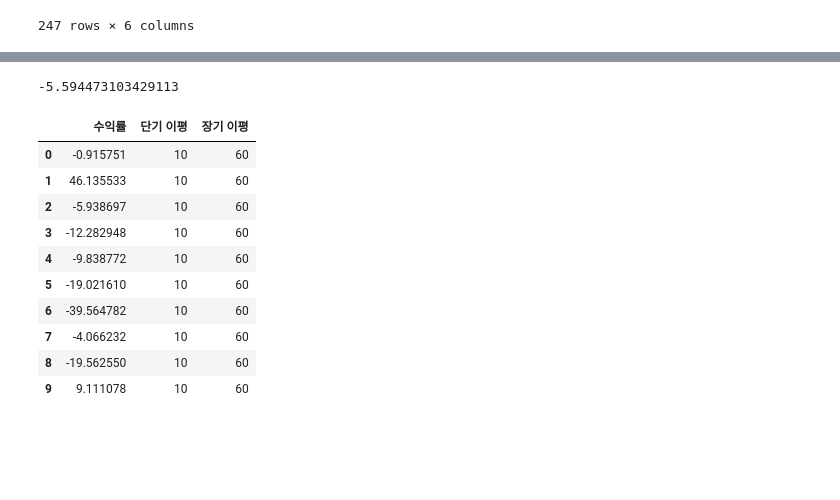
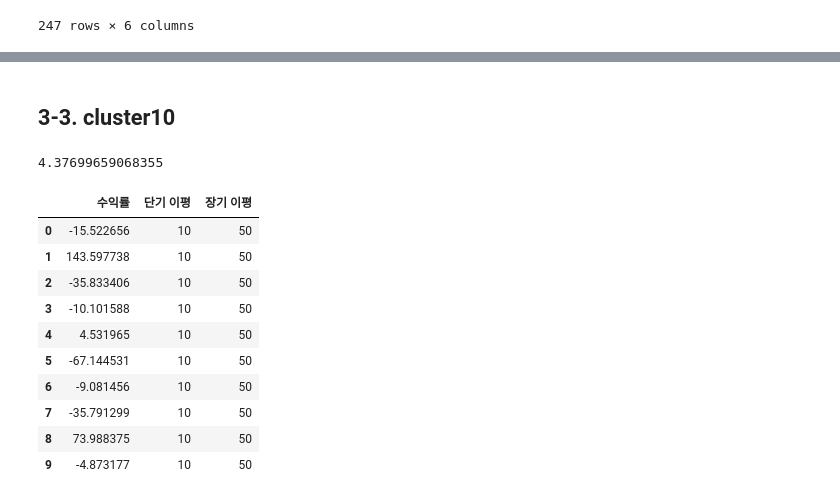
Before and after one commit to Jyassmin/UBION-PROJECT1, a Jupyter notebook: 3.Backtesting.ipynb, the cells around one changed output, grey strips where cells are left out. Cells and saved outputs as stored; diff of their text form; code cells hidden in the pictures; blank space fills up the shorter version.

```diff
--- a/3.Backtesting.ipynb
+++ b/3.Backtesting.ipynb
@@ -45,11 +51,13 @@ df.plot(y = ['Open', 'Close'], figsize = [15,8], grid = True)
 # %%
-df_1 = fdr.DataReader('005930','2018')
-df_2 = fdr.DataReader('066570','2018')
+# 변동(change) 확인 : 대한유화, 삼일씨엔에스
+df_1 = fdr.DataReader("006650", start, end)
+df_2 = fdr.DataReader("004440", start, end)
 
 df = pd.DataFrame()
-df['Samsung'] = df_1['Change']
-df['LG'] = df_2['Change']
+df['대한유화'] = df_1['Change']
+df['삼일씨엔에스'] = df_2['Change']
 
-df.tail(100).plot(figsize = [15, 8])
+# df.tail(100).plot(figsize = [10, 6]) # 최근 100일
+df.plot(figsize = [10, 6])
 # %% [output]
 <AxesSubplot: xlabel='Date'>
@@ -57,7 +64,0 @@ df.tail(100).plot(figsize = [15, 8])
-# %%
-# 백테스팅 기간 : 2021.04.01 ~ 2022.03.31
-start = datetime.datetime(2021, 4, 1)
-end = datetime.datetime(2022, 3, 31)
-
-df_0 = fdr.DataReader("006650", start, end)
-df_0
@@ -99,0 +105,10 @@ def get_return_sl(code, short, long):
+# %%
+list_cluster0 = ['226320', '149980', '002310', '081580', '109080', '009680', '100660', '067830', '008110', '066670']
+
+dfs = list()
+for i in list_cluster0:
+    dfs.append(get_return_sl(i, 10 ,50))
+df_result = pd.concat(dfs)
+df_result.reset_index(drop=True, inplace=True)
+print(sum(df_result["수익률"])/10)
+df_result
@@ -102,7 +132,7 @@ list_cluster3 = ['006650', '004440', '100130', '084010', '011500', '121440', '14
 
 dfs = list()
 for i in list_cluster3:
-    dfs.append(get_return_sl(i, 10 ,60))
+    dfs.append(get_return_sl(i, 10 ,50))
 df_result = pd.concat(dfs)
 df_result.reset_index(drop=True, inplace=True)
 print(sum(df_result["수익률"])/10)
@@ -123,23 +153,25 @@ df_result
+# %% [markdown]
+## 3-3. cluster10
 # %%
-list_cluster0 = ['226320', '149980', '002310', '081580', '109080', '009680', '100660', '067830', '008110', '066670']
+list_cluster10 = ['023800', '042600', '001230', '043260', '001120', '019490', '010060', '200880', '137400', '114810']
 
 dfs = list()
-for i in list_cluster0:
-    dfs.append(get_return_sl(i, 10 ,60))
+for i in list_cluster10:
+    dfs.append(get_return_sl(i, 10 ,50))
 df_result = pd.concat(dfs)
 df_result.reset_index(drop=True, inplace=True)
 print(sum(df_result["수익률"])/10)
 df_result
 # %% [output]
--5.594473103429113
+4.37699659068355
 |  | 수익률 | 단기 이평 | 장기 이평 |
-| 0 | -0.915751 | 10 | 60 |
-| 1 | 46.135533 | 10 | 60 |
-| 2 | -5.938697 | 10 | 60 |
-| 3 | -12.282948 | 10 | 60 |
-| 4 | -9.838772 | 10 | 60 |
-| 5 | -19.021610 | 10 | 60 |
-| 6 | -39.564782 | 10 | 60 |
-| 7 | -4.066232 | 10 | 60 |
-| 8 | -19.562550 | 10 | 60 |
-| 9 | 9.111078 | 10 | 60 |
+| 0 | -15.522656 | 10 | 50 |
+| 1 | 143.597738 | 10 | 50 |
+| 2 | -35.833406 | 10 | 50 |
+| 3 | -10.101588 | 10 | 50 |
+| 4 | 4.531965 | 10 | 50 |
+| 5 | -67.144531 | 10 | 50 |
+| 6 | -9.081456 | 10 | 50 |
+| 7 | -35.791299 | 10 | 50 |
+| 8 | 73.988375 | 10 | 50 |
+| 9 | -4.873177 | 10 | 50 |
```
Also changed, not shown: parts of 22 cells of this notebook.
